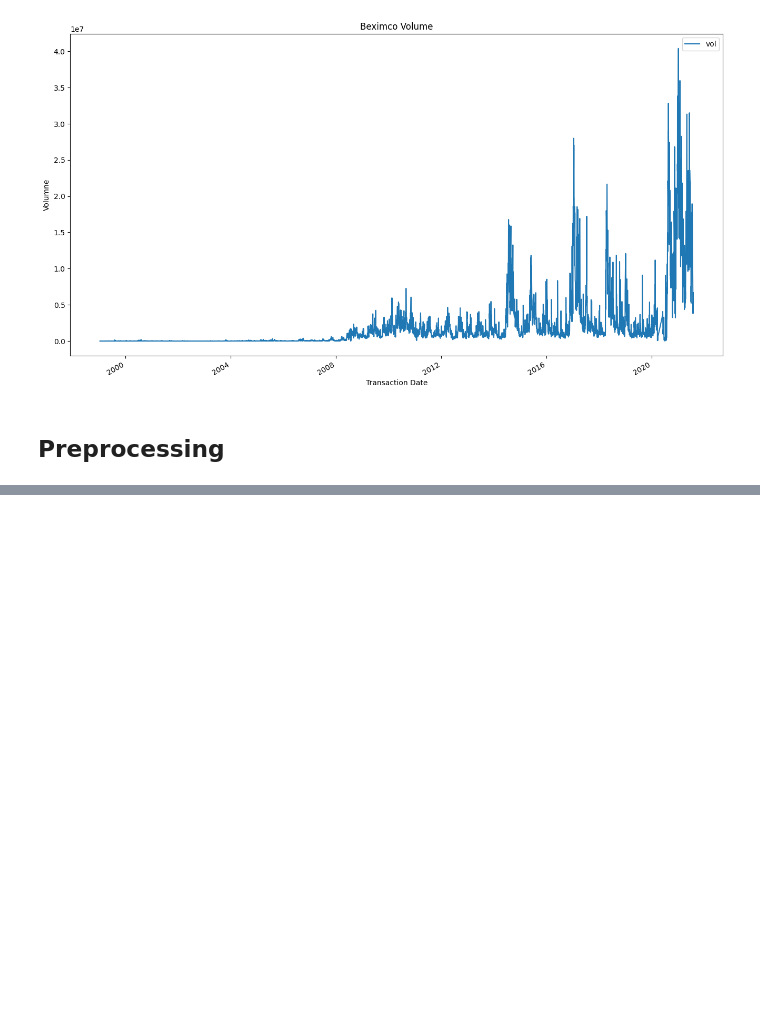
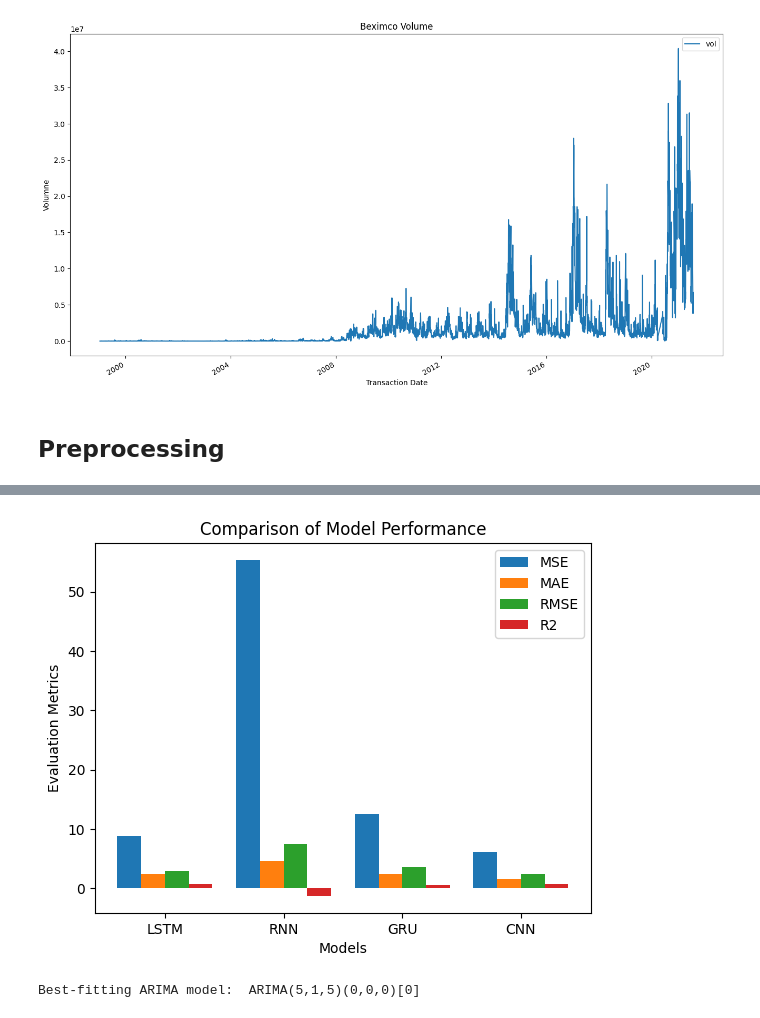
Before and after one commit to Mashfiqur-Rahman/stock-market-analysis-using-ml, a Jupyter notebook: notebooks/Deep_Learning_Algorithms.ipynb, the cells around one changed output, grey strips where cells are left out. Drawn from its saved outputs; the diff is of its cells as text; code cells hidden in the pictures; blank space fills up the shorter version.

```diff
--- a/notebooks/Deep_Learning_Algorithms.ipynb
+++ b/notebooks/Deep_Learning_Algorithms.ipynb
@@ -290,0 +304,52 @@ R2 is : 0.7955997842568738
+# %%
+import matplotlib.pyplot as plt
+
+models = ['LSTM', 'RNN', 'GRU', 'CNN']
+mse = [8.8056, 55.3703, 12.4595, 6.0696]
+mae = [2.3748, 4.5187, 2.3088, 1.5758]
+rmse = [2.9674, 7.4411, 3.5298, 2.4637]
+r2 = [0.6312, -1.3188, 0.4782, 0.7458]
+
+x = range(len(models))
+
+fig, ax = plt.subplots()
+ax.bar(x, mse, width=0.2, label='MSE')
+ax.bar([i + 0.2 for i in x], mae, width=0.2, label='MAE')
+ax.bar([i + 0.4 for i in x], rmse, width=0.2, label='RMSE')
+ax.bar([i + 0.6 for i in x], r2, width=0.2, label='R2')
+
+ax.set_xticks([i + 0.3 for i in x])
+ax.set_xticklabels(models)
+ax.set_xlabel('Models')
+ax.set_ylabel('Evaluation Metrics')
+ax.set_title('Comparison of Model Performance')
+ax.legend()
+
+plt.show()
+# %% [output]
+[figure, added]
+# %%
+# !pip install pmdarima
+import pandas as pd
+import numpy as np
+import matplotlib.pyplot as plt
+import pmdarima as pm
+from sklearn.metrics import mean_squared_error
+
+# Load your dataset
+# Replace 'your_dataset.csv' with the name of your CSV file containing the stock close prices
+# data = pd.read_csv('your_dataset.csv')
+close_prices = data['close']
+
+# Fit auto_arima model
+model = pm.auto_arima(close_prices, seasonal=False, stepwise=True, suppress_warnings=True,
+                      error_action='ignore', trace=False)
+
+# Print the best-fitting ARIMA model
+print("Best-fitting ARIMA model:", model)
+
+# Forecast future values
+num_forecast_steps = 10
+forecast, conf_int = model.predict(n_periods=num_forecast_steps, return_conf_int=True)
+# %% [output]
+Best-fitting ARIMA model:  ARIMA(5,1,5)(0,0,0)[0]
```
Also changed, not shown: parts of 6 cells of this notebook.
